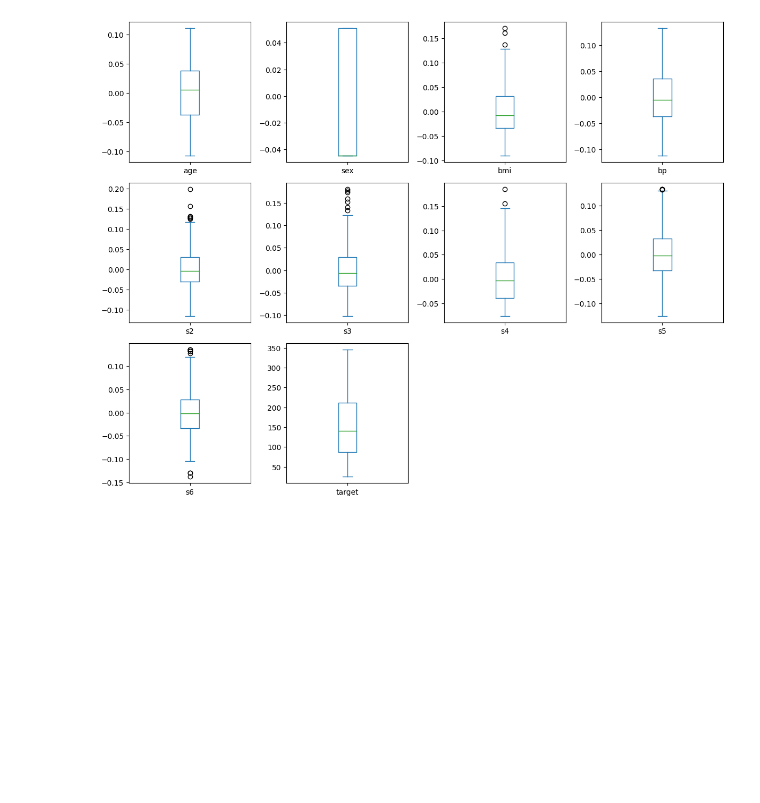
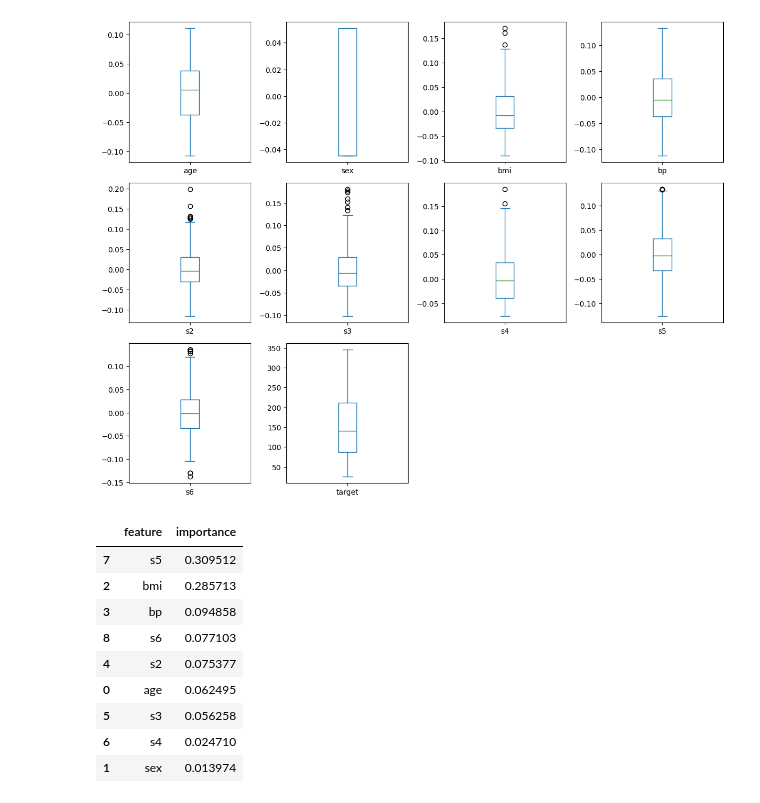
Before and after one commit to abbab23/colab, a Jupyter notebook: torch_stocks.ipynb, the cells around one changed output. Saved outputs shown, nothing was run; the diff lists cells and outputs as text; code cells hidden in the pictures; blank space fills up the shorter version.

```diff
--- a/torch_stocks.ipynb
+++ b/torch_stocks.ipynb
@@ -261,3 +268,23 @@ plt.tight_layout()
 plt.show()
 # %% [output]
 [figure]
+# %%
+X=df.drop("target",axis=1)
+y=df['target']
+from sklearn.ensemble import RandomForestRegressor
+rf=RandomForestRegressor(n_estimators=100)
+rf.fit(X,y)
+importances=rf.feature_importances_
+feature_importances = pd.DataFrame({'feature': X.columns, 'importance': importances})
+feature_importances.sort_values(by="importance",ascending=False)
+# %% [output]
+|  | feature | importance |
+| 7 | s5 | 0.309512 |
+| 2 | bmi | 0.285713 |
+| 3 | bp | 0.094858 |
+| 8 | s6 | 0.077103 |
+| 4 | s2 | 0.075377 |
+| 0 | age | 0.062495 |
+| 5 | s3 | 0.056258 |
+| 6 | s4 | 0.024710 |
+| 1 | sex | 0.013974 |
```
Also changed, not shown: parts of 1 cell of this notebook.
